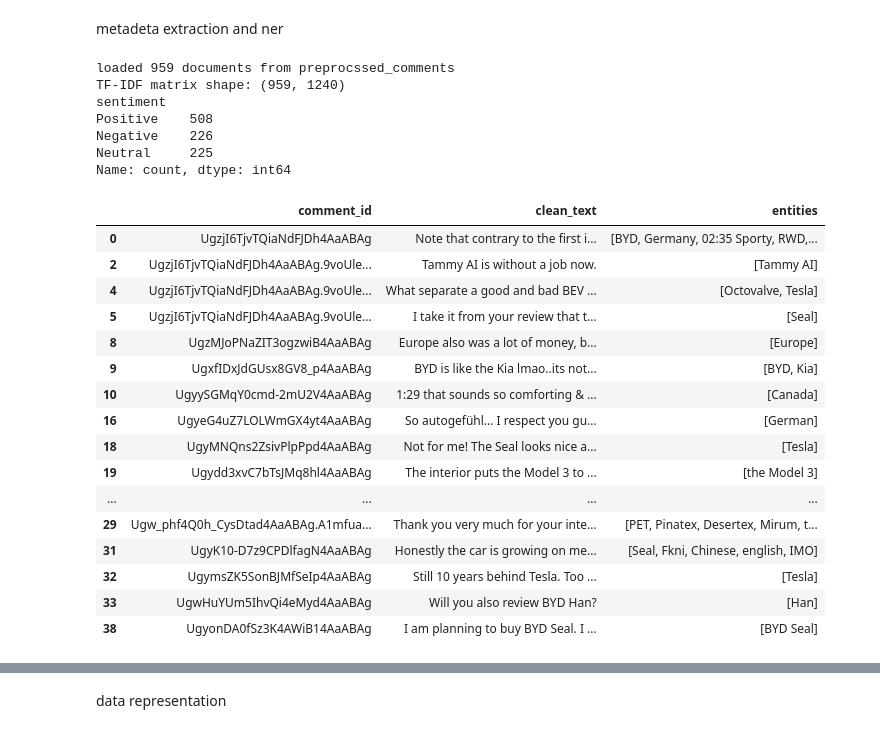
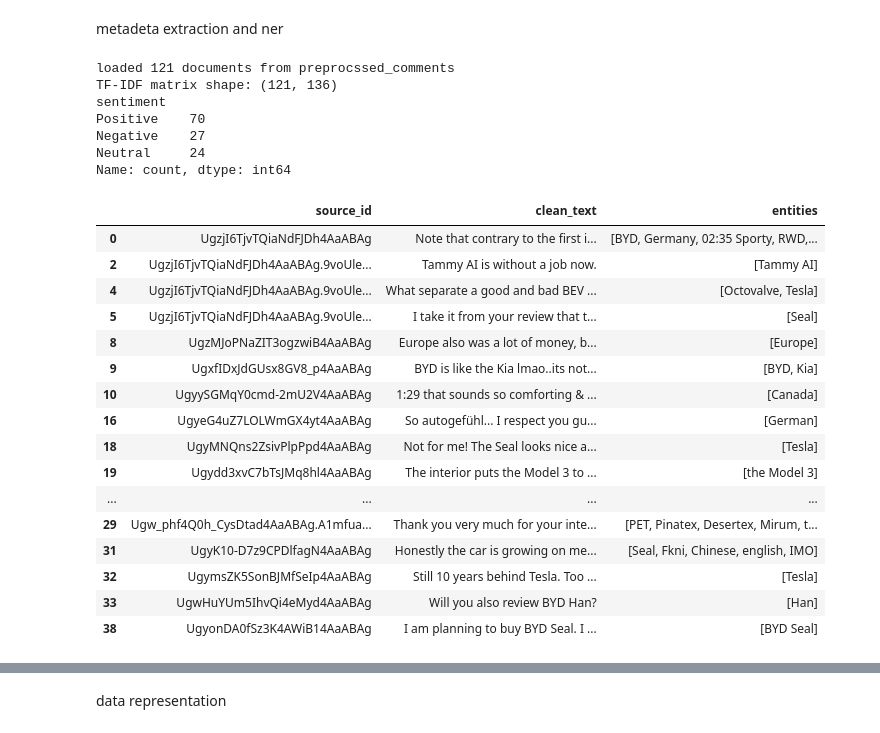
Before and after one commit to adullakadar/LLS-nlp-project, a Jupyter notebook: comments_main.ipynb, the cells around one changed output, grey strips where cells are left out. Saved outputs shown, nothing was run; the diff lists cells and outputs as text; code cells hidden in the pictures.

```diff
--- a/comments_main.ipynb
+++ b/comments_main.ipynb
@@ -73,20 +74,20 @@ df = extract_entities_df(df,nlp)
 df = extract_keywords_df(df)
 df = add_sentiment_df(df)
 
-df[["comment_id", "clean_text", "entities", "keywords", "sentiment_score", "sentiment"]].head(20)
+df[["source_id", "clean_text", "entities", "keywords", "sentiment_score", "sentiment"]].head(20)
 print(df["sentiment"].value_counts())
 # %% [output]
-loaded 959 documents from preprocssed_comments
-TF-IDF matrix shape: (959, 1240)
+loaded 121 documents from preprocssed_comments
+TF-IDF matrix shape: (121, 136)
 sentiment
-Positive    508
-Negative    226
-Neutral     225
+Positive    70
+Negative    27
+Neutral     24
 Name: count, dtype: int64
 # %%
-df[df["entities"].apply(len) > 0][["comment_id", "clean_text", "entities"]].head(20)
+df[df["entities"].apply(len) > 0][["source_id", "clean_text", "entities"]].head(20)
 # %% [output]
-|  | comment_id | clean_text | entities |
+|  | source_id | clean_text | entities |
 | 0 | UgzjI6TjvTQiaNdFJDh4AaABAg | Note that contrary to the first i... | [BYD, Germany, 02:35 Sporty, RWD,... |
 | 2 | UgzjI6TjvTQiaNdFJDh4AaABAg.9voUle... | Tammy AI is without a job now. | [Tammy AI] |
 | 4 | UgzjI6TjvTQiaNdFJDh4AaABAg.9voUle... | What separate a good and bad BEV ... | [Octovalve, Tesla] |
```
Also changed, not shown: parts of 7 cells of this notebook, 5 other files.
